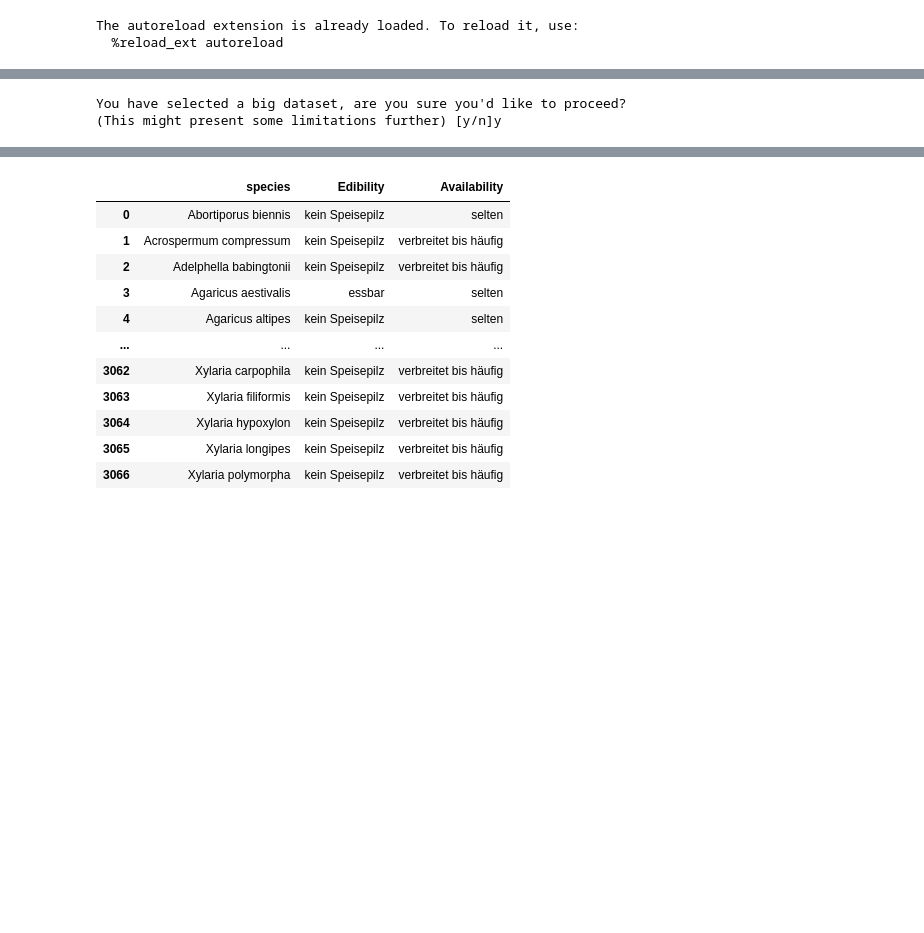
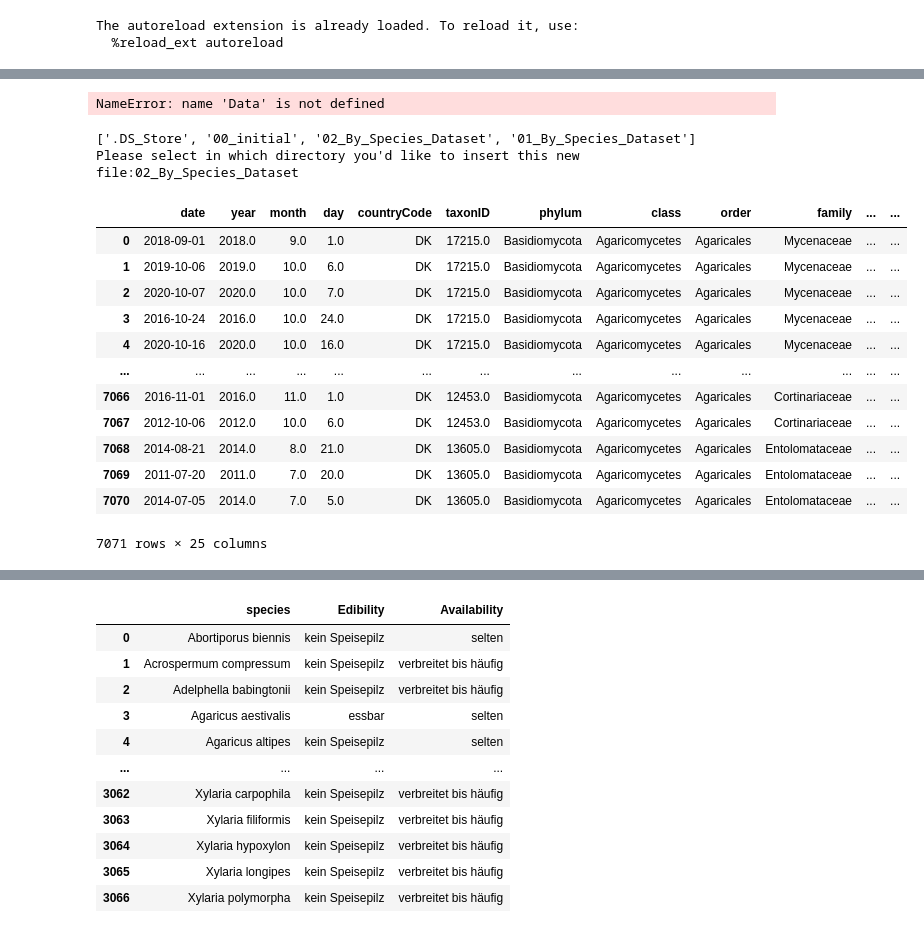
Before and after one commit to hadri96/Mush_Me, a Jupyter notebook: notebooks/Features/Edibility_class_implementation.ipynb, the cells around one changed output, grey strips where cells are left out. Drawn from its saved outputs; the diff is of its cells as text; code cells hidden in the pictures; blank space fills up the shorter version.

```diff
--- a/notebooks/Features/Edibility_class_implementation.ipynb
+++ b/notebooks/Features/Edibility_class_implementation.ipynb
@@ -18,9 +18,61 @@ The autoreload extension is already loaded. To reload it, use:
 # %%
-file = Data('train')
+file = Data('test')
+
+path = '/Users/hadrienmorand/code/hadri96/Mush_Me/Mush_Me/data'
 # %% [output]
-You have selected a big dataset, are you sure you'd like to proceed?                             (This might present some limitations further) [y/n]y
+NameError: name 'Data' is not defined
+# %%
+families = ['Agaricus',
+'Amanita',
+'Apioperdon',
+'Auricularia',
+'Boletus',
+'Calvatia',
+'Cantharellus',
+'Chroogomphus',
+'Clitocybe',
+'Cortinarius',
+'Craterellus',
+'Entoloma',
+'Hydnum',
+'Imleria',
+'Inocybe',
+'Kuehneromyces',
+'Laccaria',
+'Lactarius',
+'Leccinum',
+'Lepista',
+'Lyophyllum',
+'Macrolepiota',
+'Morchella',
+'Mycena',
+'Pleurotus',
+'Russula',
+'Sparassis',
+'Suillus',
+'Terfezia',
+'Tricholoma',
+'Tuber',
+'Xerocomus']
 # %%
-data = file.get_clean_metadata()
+data = file.create_mini_data_set_df(families, user_input=False, create_folders=True, create_new_directory=False)
+data
+# %% [output]
+['.DS_Store', '00_initial', '02_By_Species_Dataset', '01_By_Species_Dataset']
+Please select in which directory you'd like to insert this new file:02_By_Species_Dataset
+|  | date | year | month | day | countryCode | taxonID | phylum | class | order | family | ... | ... |
+| 0 | 2018-09-01 | 2018.0 | 9.0 | 1.0 | DK | 17215.0 | Basidiomycota | Agaricomycetes | Agaricales | Mycenaceae | ... | ... |
+| 1 | 2019-10-06 | 2019.0 | 10.0 | 6.0 | DK | 17215.0 | Basidiomycota | Agaricomycetes | Agaricales | Mycenaceae | ... | ... |
+| 2 | 2020-10-07 | 2020.0 | 10.0 | 7.0 | DK | 17215.0 | Basidiomycota | Agaricomycetes | Agaricales | Mycenaceae | ... | ... |
+| 3 | 2016-10-24 | 2016.0 | 10.0 | 24.0 | DK | 17215.0 | Basidiomycota | Agaricomycetes | Agaricales | Mycenaceae | ... | ... |
+| 4 | 2020-10-16 | 2020.0 | 10.0 | 16.0 | DK | 17215.0 | Basidiomycota | Agaricomycetes | Agaricales | Mycenaceae | ... | ... |
+| ... | ... | ... | ... | ... | ... | ... | ... | ... | ... | ... | ... | ... |
+| 7066 | 2016-11-01 | 2016.0 | 11.0 | 1.0 | DK | 12453.0 | Basidiomycota | Agaricomycetes | Agaricales | Cortinariaceae | ... | ... |
+| 7067 | 2012-10-06 | 2012.0 | 10.0 | 6.0 | DK | 12453.0 | Basidiomycota | Agaricomycetes | Agaricales | Cortinariaceae | ... | ... |
+| 7068 | 2014-08-21 | 2014.0 | 8.0 | 21.0 | DK | 13605.0 | Basidiomycota | Agaricomycetes | Agaricales | Entolomataceae | ... | ... |
+| 7069 | 2011-07-20 | 2011.0 | 7.0 | 20.0 | DK | 13605.0 | Basidiomycota | Agaricomycetes | Agaricales | Entolomataceae | ... | ... |
+| 7070 | 2014-07-05 | 2014.0 | 7.0 | 5.0 | DK | 13605.0 | Basidiomycota | Agaricomycetes | Agaricales | Entolomataceae | ... | ... |
+7071 rows × 25 columns
 # %%
 data
 # %% [output]
```
Also changed, not shown: parts of 9 cells of this notebook, 14 other files.
